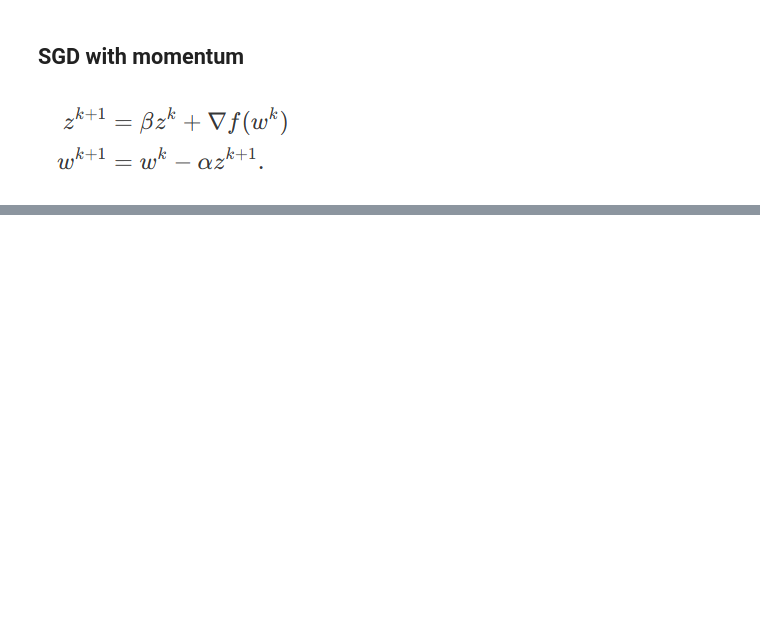
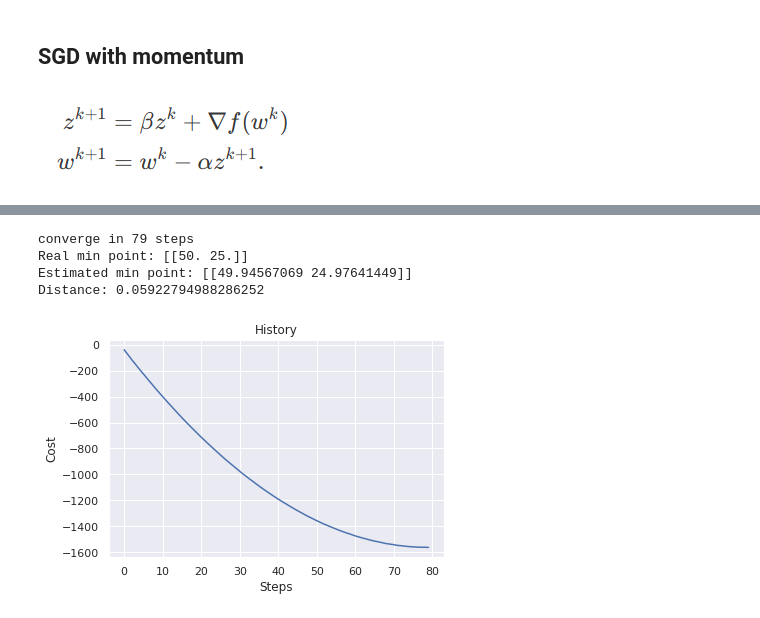
Before and after one commit to garikdza/ISTC_ML_course, a Jupyter notebook: Neural_Networks/Fully_Connected/Main_Optimizers.ipynb, the cells around one changed output, grey strips where cells are left out. Drawn from its saved outputs; the diff is of its cells as text; code cells hidden in the pictures; blank space fills up the shorter version.

```diff
--- a/Neural_Networks/Fully_Connected/Main_Optimizers.ipynb
+++ b/Neural_Networks/Fully_Connected/Main_Optimizers.ipynb
@@ -309,0 +463,29 @@ Distance: 0.8227018905187884
+# %%
+adam_conf = {"cost":cost,
+              "cost_grad":cost_grad,
+              "lr":0.5,
+              "betta1":0.9,
+              "betta2":0.9,
+              "epochs":1000,
+              "epsilon":1e-8,
+              "w_0":w_0,
+              "A":A,
+              "b":b,
+              "tau":0.2,
+              "batch_size":200,
+              "step_size":100
+}
+
+X = np.arange(-25,25,0.5)
+Y = np.arange(-25,25,0.5)
+X,Y = np.meshgrid(X,Y)
+data = np.vstack([X.ravel(), Y.ravel()])
+data = shuffle_along_axis(data,axis=1)
+
+plot_results(Adam,data,**adam_conf)
+# %% [output]
+converge in 79 steps
+Real min point: [[50. 25.]]
+Estimated min point: [[49.94567069 24.97641449]]
+Distance: 0.05922794988286252
+[figure, added]
```
Also changed, not shown: parts of 17 cells of this notebook.
